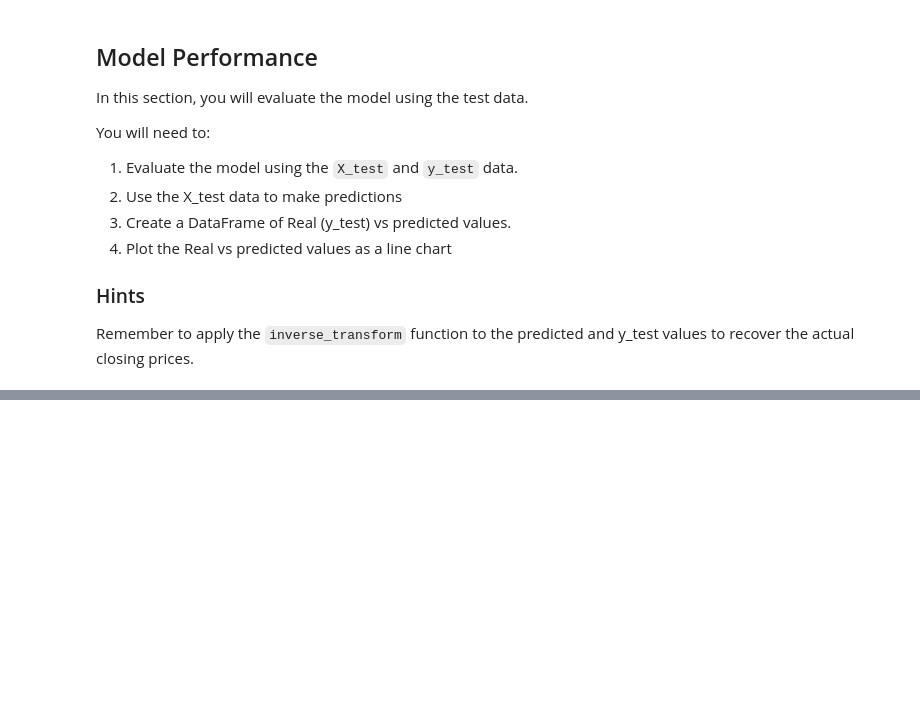
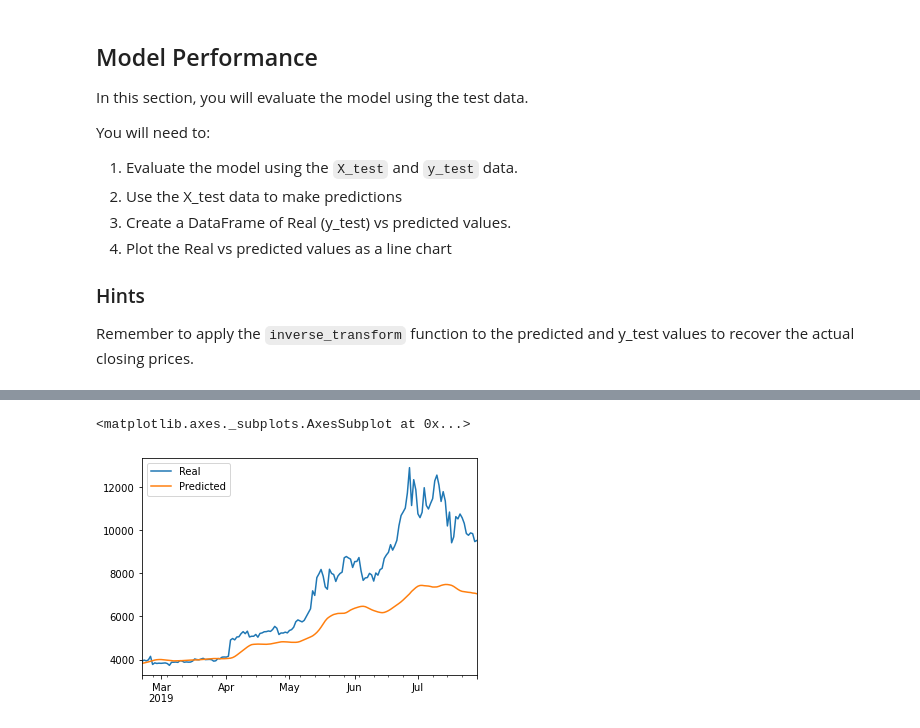
Before and after one commit to CacheKatch/lstm_stockpredictor, a Jupyter notebook: lstm_stock_predictor_closing.ipynb, the cells around one changed output, grey strips where cells are left out. Saved outputs shown, nothing was run; the diff lists cells and outputs as text; code cells hidden in the pictures; blank space fills up the shorter version.

Commit message:
finish stock closing sltm

```diff
--- a/lstm_stock_predictor_closing.ipynb
+++ b/lstm_stock_predictor_closing.ipynb
@@ -326,0 +328,5 @@ stocks.head()
+# %%
+stocks.plot()
+# %% [output]
+<matplotlib.axes._subplots.AxesSubplot at 0x...>
+[figure, added]
```
Also changed, not shown: parts of 6 cells of this notebook.
